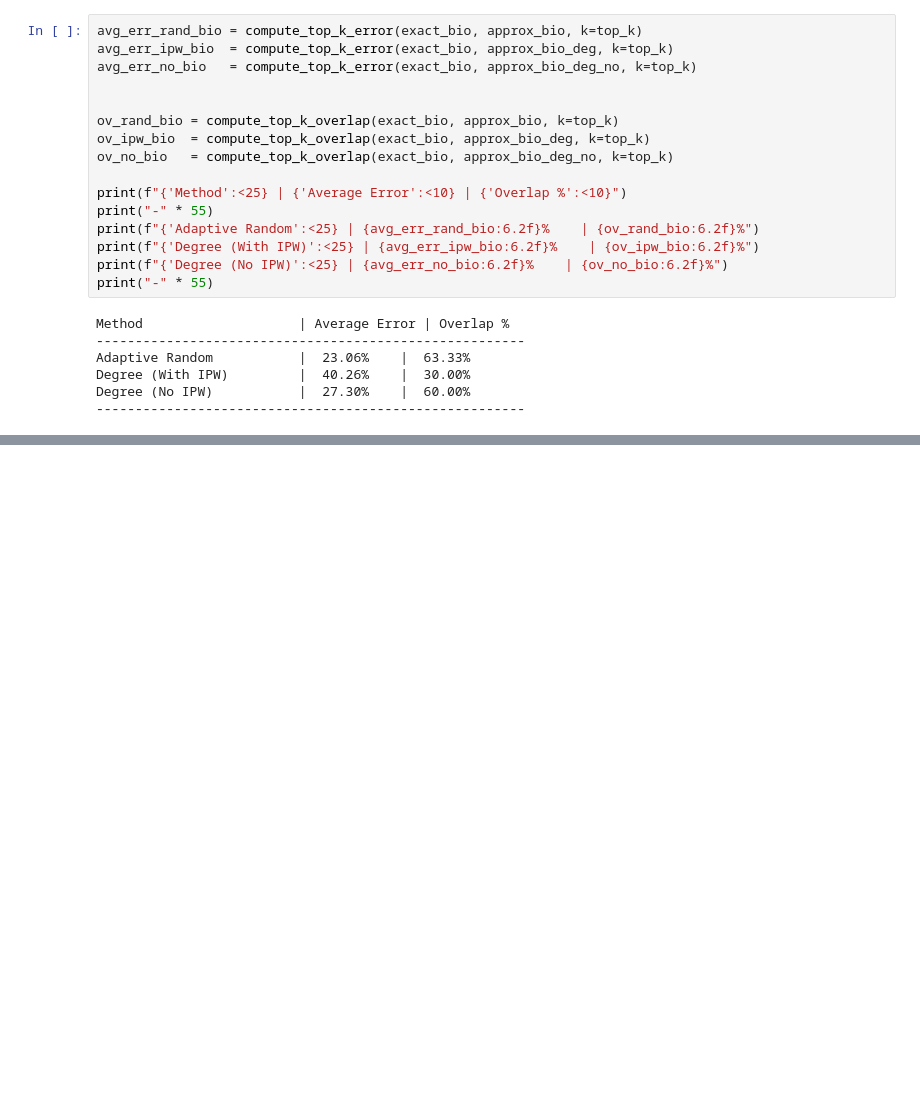
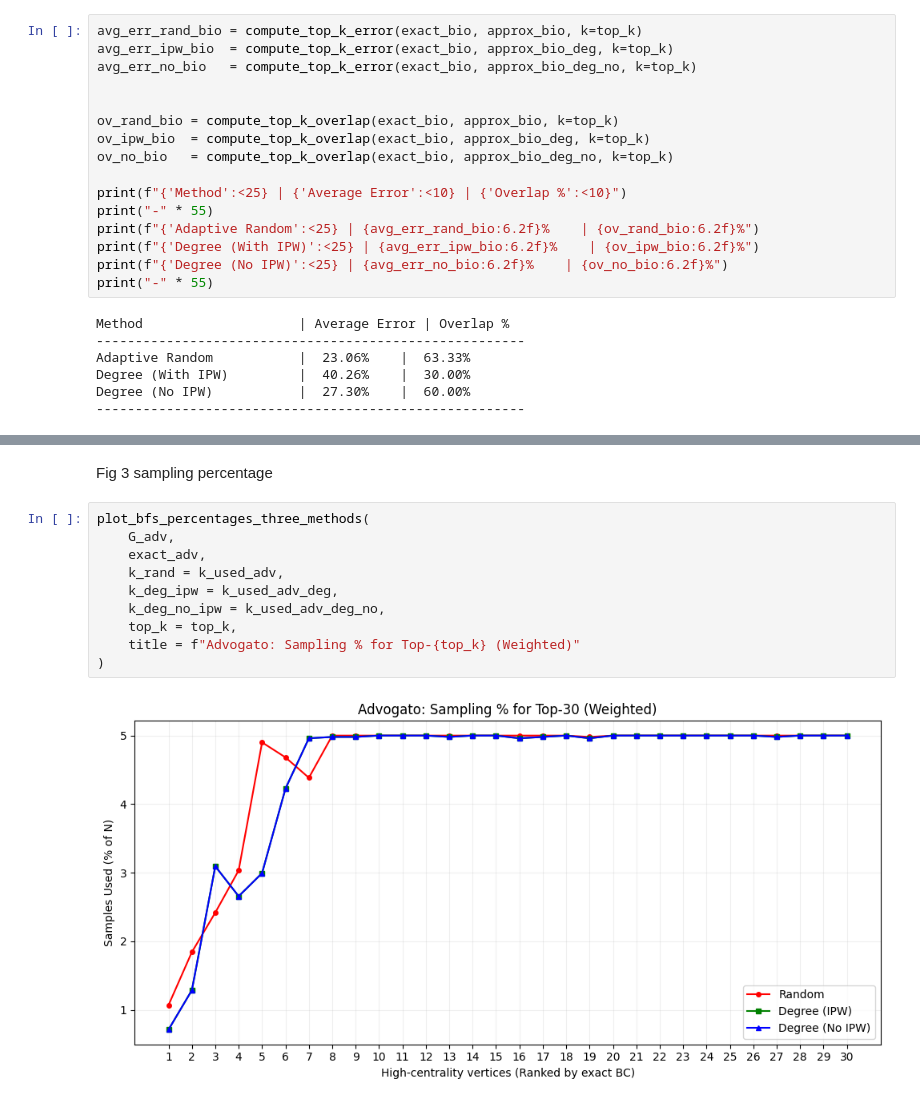
Before and after one commit to UL-masters/SNACS-course-project, a Jupyter notebook: notebooks/approx_bc_new_combined.ipynb, the cells around one changed output, grey strips where cells are left out. Saved outputs shown, nothing was run; the diff lists cells and outputs as text; blank space fills up the shorter version.

```diff
--- a/notebooks/approx_bc_new_combined.ipynb
+++ b/notebooks/approx_bc_new_combined.ipynb
@@ -1767,0 +1891,14 @@ Degree (No IPW)           |  27.30%    |  60.00%
+# %% [markdown]
+Fig 3 sampling percentage
+# %%
+plot_bfs_percentages_three_methods(
+    G_adv,
+    exact_adv,
+    k_rand = k_used_adv,
+    k_deg_ipw = k_used_adv_deg,
+    k_deg_no_ipw = k_used_adv_deg_no,
+    top_k = top_k,
+    title = f"Advogato: Sampling % for Top-{top_k} (Weighted)"
+)
+# %% [output]
+[figure, added]
```
Also changed, not shown: parts of 18 cells of this notebook, 1 other file.
